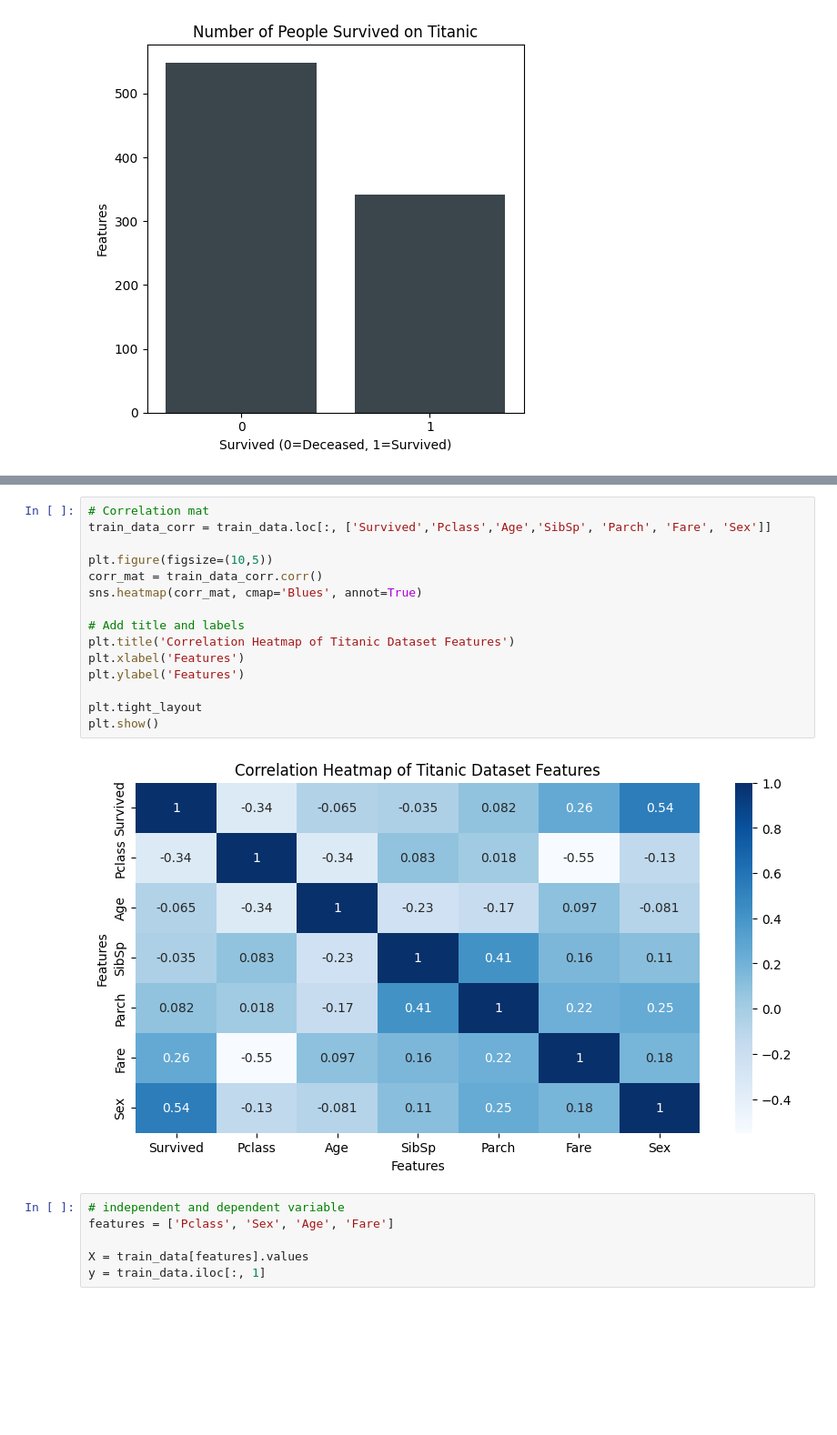
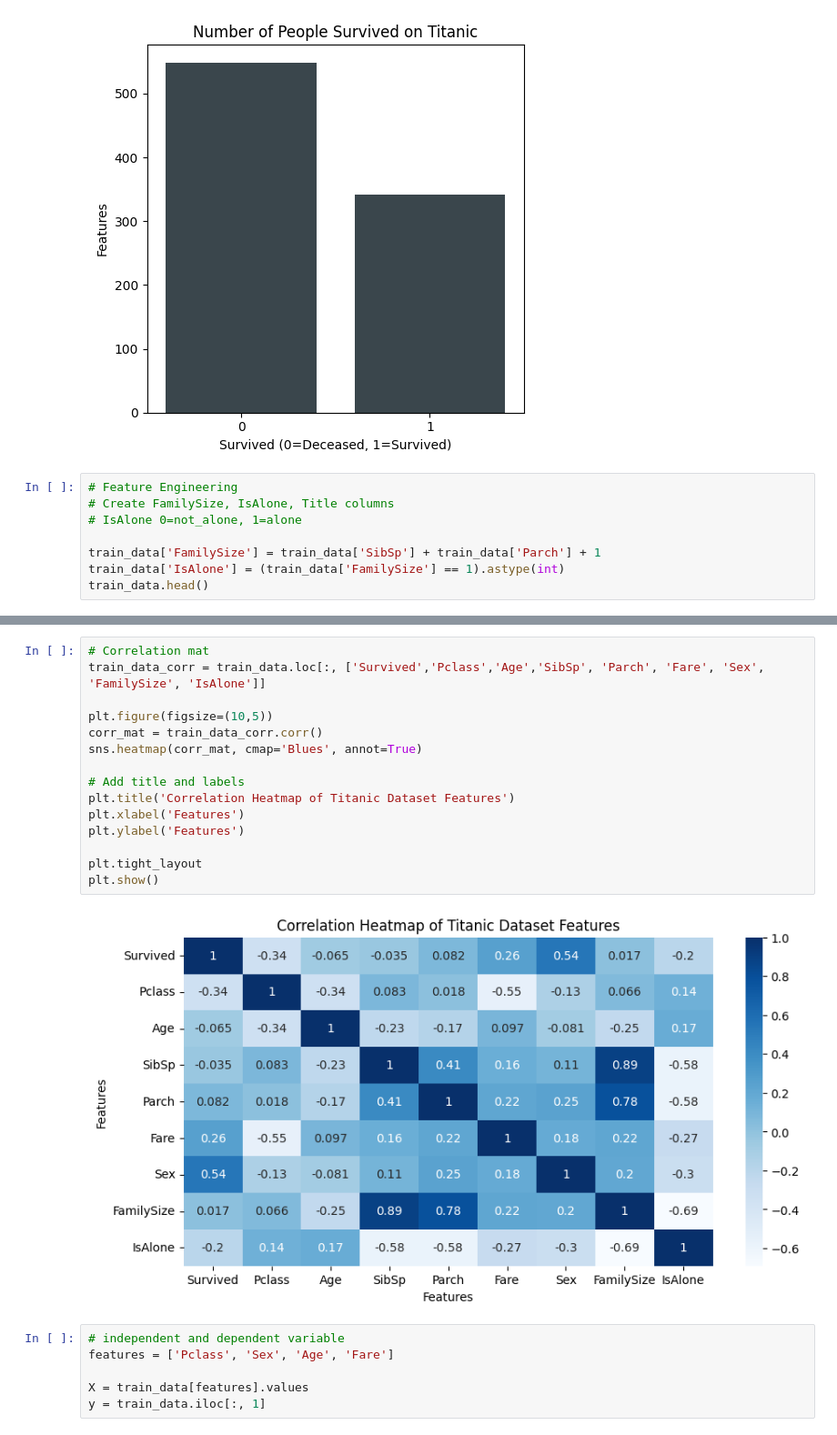
Before and after one commit to bytesbyt/ds_titanic, a Jupyter notebook: titanic.ipynb, the cells around one changed output, grey strips where cells are left out. Shown: that part at 91% size. Drawn from its saved outputs; the diff is of its cells as text; blank space fills up the shorter version.

Commit message:
Add IsAlone feature and the bar chart

```diff
--- a/titanic.ipynb
+++ b/titanic.ipynb
@@ -419,3 +453,11 @@ plt.tight_layout()
 plt.show()
 # %% [output]
 [figure]
+# %%
+# Feature Engineering
+# Create FamilySize, IsAlone, Title columns
+# IsAlone 0=not_alone, 1=alone
+
+train_data['FamilySize'] = train_data['SibSp'] + train_data['Parch'] + 1
+train_data['IsAlone'] = (train_data['FamilySize'] == 1).astype(int)
+train_data.head()
@@ -422,20 +492,20 @@ plt.show()
 # %%
 # Correlation mat
-train_data_corr = train_data.loc[:, ['Survived','Pclass','Age','SibSp', 'Parch', 'Fare', 'Sex']]
+train_data_corr = train_data.loc[:, ['Survived','Pclass','Age','SibSp', 'Parch', 'Fare', 'Sex', 'FamilySize', 'IsAlone']]
 
 plt.figure(figsize=(10,5))
 corr_mat = train_data_corr.corr()
 sns.heatmap(corr_mat, cmap='Blues', annot=True)
 
 # Add title and labels
 plt.title('Correlation Heatmap of Titanic Dataset Features')
 plt.xlabel('Features')
 plt.ylabel('Features')
 
 plt.tight_layout
 plt.show()
 # %% [output]
-[figure, old version]
+[figure, new version]
 # %%
 # independent and dependent variable
 features = ['Pclass', 'Sex', 'Age', 'Fare']
```
Also changed, not shown: parts of 12 cells of this notebook.
